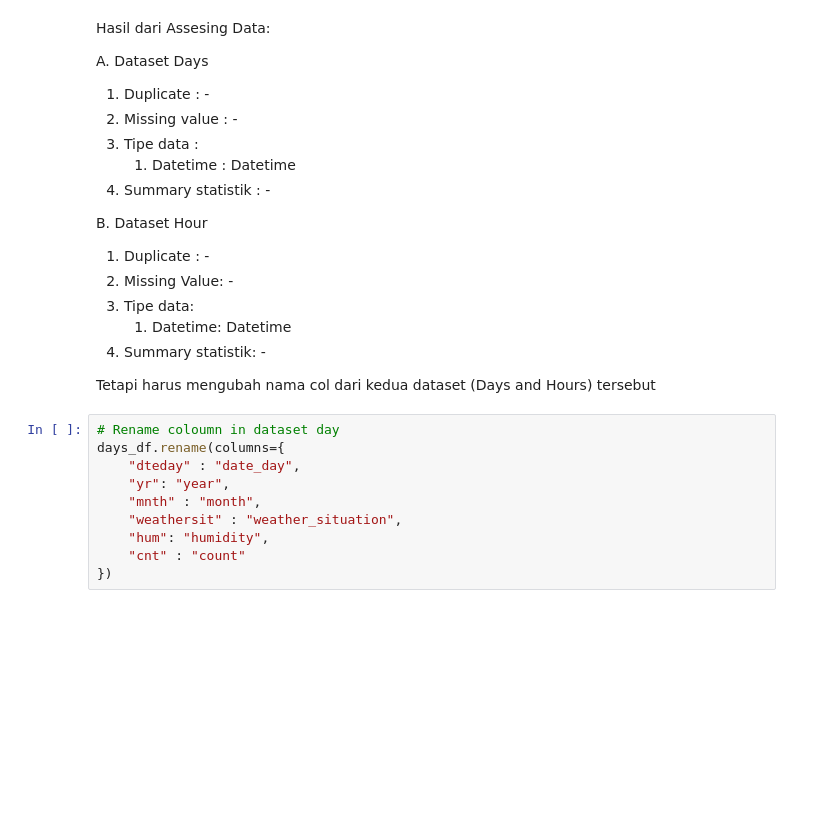
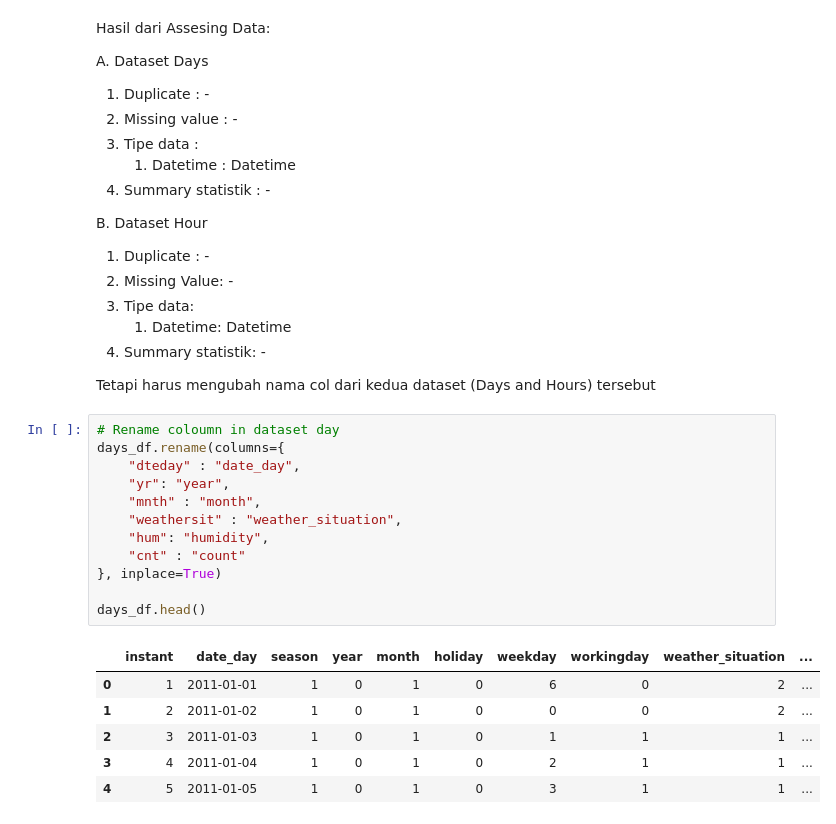
Before and after one commit to GadiseMustika/bikesharing_analytic, a Jupyter notebook: notebook.ipynb, the cells around one changed output. Drawn from its saved outputs; the diff is of its cells as text; blank space fills up the shorter version.

```diff
--- a/notebook.ipynb
+++ b/notebook.ipynb
@@ -104,13 +142,22 @@ Tetapi harus mengubah nama col dari kedua dataset (Days and Hours) tersebut
 # %%
 # Rename coloumn in dataset day
 days_df.rename(columns={
     "dteday" : "date_day",
     "yr": "year",
     "mnth" : "month",
     "weathersit" : "weather_situation",
     "hum": "humidity",
     "cnt" : "count"
-})
+}, inplace=True)
+
+days_df.head()
+# %% [output]
+|  | instant | date_day | season | year | month | holiday | weekday | workingday | weather_situation | ... |
+| 0 | 1 | 2011-01-01 | 1 | 0 | 1 | 0 | 6 | 0 | 2 | ... |
+| 1 | 2 | 2011-01-02 | 1 | 0 | 1 | 0 | 0 | 0 | 2 | ... |
+| 2 | 3 | 2011-01-03 | 1 | 0 | 1 | 0 | 1 | 1 | 1 | ... |
+| 3 | 4 | 2011-01-04 | 1 | 0 | 1 | 0 | 2 | 1 | 1 | ... |
+| 4 | 5 | 2011-01-05 | 1 | 0 | 1 | 0 | 3 | 1 | 1 | ... |
 # %%
 # Rename coloumn in dataset hour
 hours_df.rename(columns={
```
Also changed, not shown: parts of 7 cells of this notebook.
